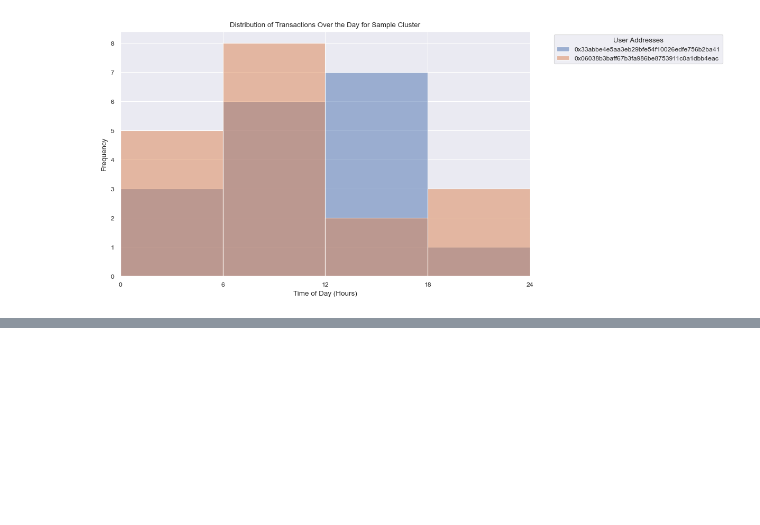
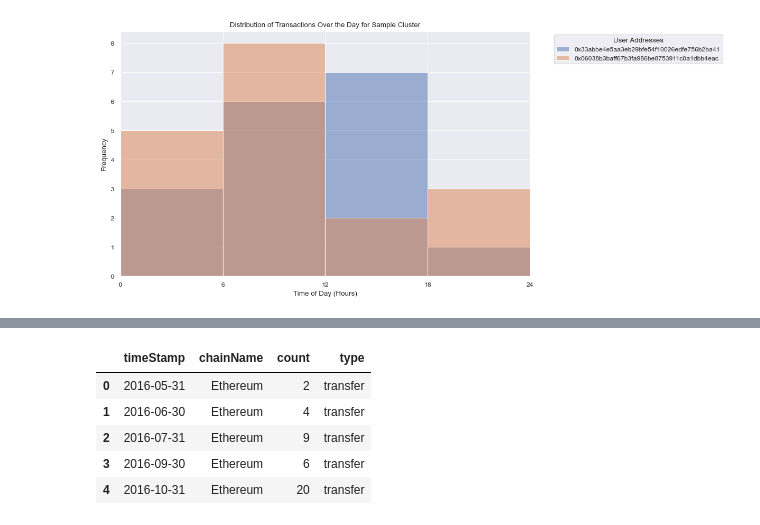
Before and after one commit to dariothuerkauf/address-clustering, a Jupyter notebook: python/test_notebook.ipynb, the cells around one changed output, grey strips where cells are left out. Saved outputs shown, nothing was run; the diff lists cells and outputs as text; code cells hidden in the pictures; blank space fills up the shorter version.

```diff
--- a/python/test.ipynb
+++ b/python/test_notebook.ipynb
@@ -305,0 +312,43 @@ only_embeddings_array = emb_d2v_df.values
+# %%
+import seaborn as sns
+import pandas as pd
+import matplotlib.pyplot as plt
+
+
+# Get all transfers as a pandas dataframe except the '_id', 'userAddress' and 'isSet' column
+df_transfer = pd.read_csv('../data/raw_transfer_events.csv', usecols=lambda x: x not in ['_id', 'userAddress', 'isSet'])
+
+# Get all transactions as a pandas dataframe except the '_id' column
+df_transactions_eth = pd.read_csv('../data/raw_ethereum_transactions.csv', usecols=lambda x: x not in ['_id'])
+df_transactions_polygon = pd.read_csv('../data/raw_polygon_transactions.csv', usecols=lambda x: x not in ['_id'])
+df_tx = pd.concat([df_transactions_eth, df_transactions_polygon])
+
+# Drop duplicates
+print(df_transfer.shape[0])
+df_transfer = df_transfer.drop_duplicates()
+print(f'Total number of transfer events: {df_transfer.shape[0]}')
+# Count number of transfers per chain
+print(df_transfer.groupby('chainName').size().reset_index(name='count'))
+
+# Drop duplicates
+print(df_tx.shape[0])
+df_tx = df_tx.drop_duplicates()
+print(f'Total number of transactions: {df_tx.shape[0]}')
+# Count number of transactions per chain
+print(df_tx.groupby('chainName').size().reset_index(name='count'))
+
+# Convert timestamp to datetime
+df_transfer['timeStamp'] = pd.to_datetime(df_transfer['timeStamp'], unit='s')
+df_tx['timeStamp'] = pd.to_datetime(df_tx['timeStamp'], unit='s')
+
+# Get the number of transfers per month and chainName and create a new dataframe
+df_transfer_grouped = df_transfer.groupby([pd.Grouper(key='timeStamp', freq='M'), 'chainName']).size().reset_index(name='count')
+df_transfer_grouped['type'] = 'transfer'
+
+# Get the number of transactions per day and chainName and create a new dataframe
+df_tx_grouped = df_tx.groupby([pd.Grouper(key='timeStamp', freq='M'), 'chainName']).size().reset_index(name='count')
+df_tx_grouped['type'] = 'transaction'
+
+# Concatenate the two dataframes
+df = pd.concat([df_transfer_grouped, df_tx_grouped])
+print(df.head(50))
@@ -305,0 +373,9 @@ only_embeddings_array = emb_d2v_df.values
+# %%
+df.head()
+# %% [output]
+|  | timeStamp | chainName | count | type |
+| 0 | 2016-05-31 | Ethereum | 2 | transfer |
+| 1 | 2016-06-30 | Ethereum | 4 | transfer |
+| 2 | 2016-07-31 | Ethereum | 9 | transfer |
+| 3 | 2016-09-30 | Ethereum | 6 | transfer |
+| 4 | 2016-10-31 | Ethereum | 20 | transfer |
```
Also changed, not shown: parts of 17 cells of this notebook, 2 other files.
